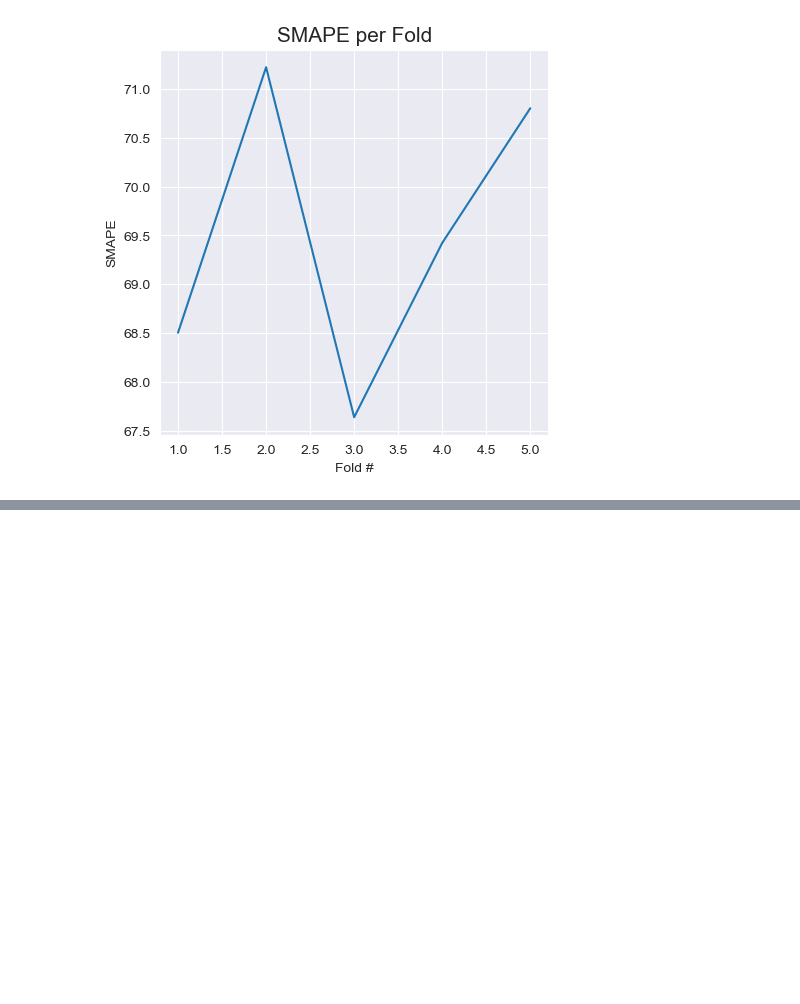
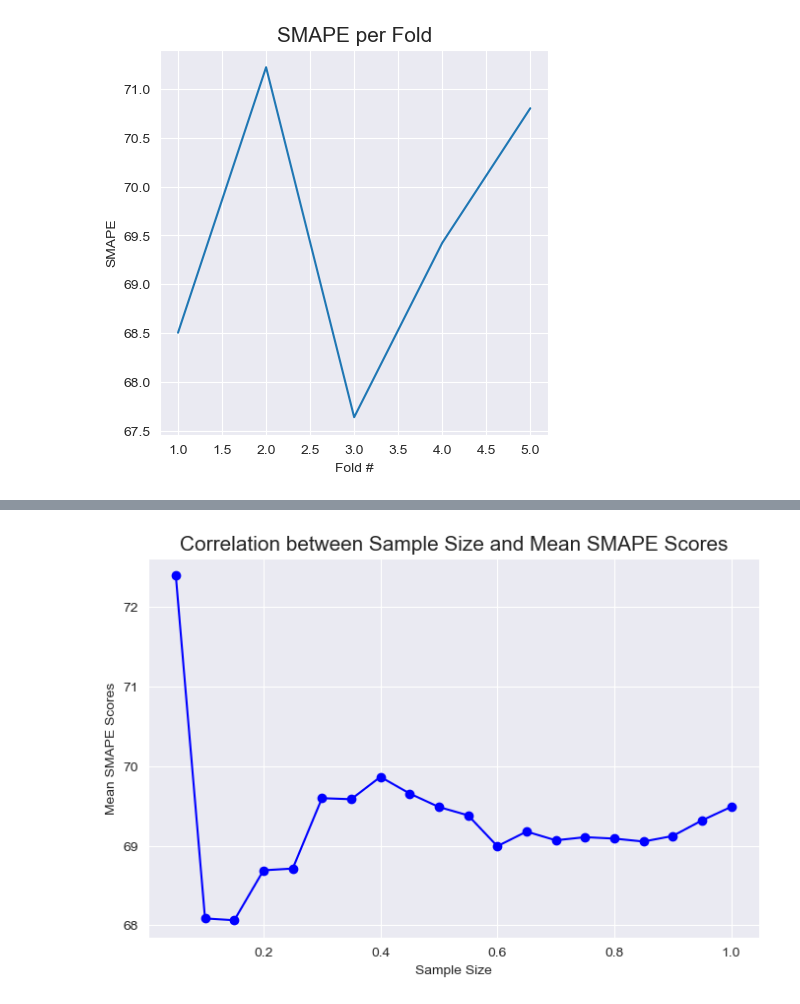
Before and after one commit to javlyj/data-viz, a Jupyter notebook: MarcusWorkingFile.ipynb, the cells around one changed output, grey strips where cells are left out. Drawn from its saved outputs; the diff is of its cells as text; code cells hidden in the pictures; blank space fills up the shorter version.

```diff
--- a/MarcusWorkingFile.ipynb
+++ b/MarcusWorkingFile.ipynb
@@ -457,0 +491,90 @@ ImportError: cannot import name 'UuidRepresentation' from 'bson.binary' (c:\Prog
+# %%
+from catboost import CatBoostRegressor
+from sklearn.model_selection import KFold
+import numpy as np
+
+# Define the function for SMAPE calculation
+def smape(y_true, y_pred):
+    denominator = (y_true + np.abs(y_pred)) / 200.0
+    diff = np.abs(y_true - y_pred) / denominator
+    diff[denominator == 0] = 0.0
+    return np.mean(diff)
+
+# Define the list of fractions representing different data sizes (adjust as needed)
+# data_sizes = [0.1, 0.2, 0.3, 0.4, 0.5, 0.6, 0.7, 0.8, 0.9, 1.0]
+data_sizes = np.arange(0.05, 1.05, 0.05).tolist()
+sample_sizes = []
+mean_smape_scores = []
+
+# Loop over the data sizes
+for size in data_sizes:
+    # Calculate the number of rows to keep based on the fraction
+    num_rows = int(len(train_copy) * size)
+
+    # Randomly select 'num_rows' rows from the original DataFrame
+    subset = train_copy.sample(n=num_rows, random_state=2023)
+
+    # Initialize KFold for cross-validation
+    n_folds = 5
+    skf = KFold(n_splits=n_folds, random_state=2023, shuffle=True)
+
+    # Initialize arrays to store out-of-fold predictions and SMAPE scores
+    train_oof_preds = np.zeros((subset.shape[0], 4))
+    smape_scores = []
+
+    # Loop over the folds for cross-validation
+    for fold, (train_index, test_index) in enumerate(skf.split(subset, subset[["updrs_1", "updrs_2", "updrs_3", "updrs_4"]])):
+        print("-------> Fold {} <--------".format(fold + 1))
+        x_train, x_valid = pd.DataFrame(subset.iloc[train_index]), pd.DataFrame(subset.iloc[test_index])
+        y_train, y_valid = subset[["updrs_1", "updrs_2", "updrs_3", "updrs_4"]].iloc[train_index], subset[["updrs_1", "updrs_2", "updrs_3", "updrs_4"]].iloc[test_index]
+
+        x_train_features = pd.DataFrame(x_train[features])
+        x_valid_features = pd.DataFrame(x_valid[features])
+
+        model = CatBoostRegressor(
+            eval_metric="MultiRMSE",
+            loss_function="MultiRMSE",
+            random_state=2023,
+            num_boost_round=5000,
+            od_type="Iter",
+            od_wait=200,
+            use_best_model=True,
+            verbose=0,
+        )
+        model.fit(
+            x_train_features[features],
+            y_train,
+            eval_set=[(x_valid_features[features], y_valid)],
+            verbose=0,
+            early_stopping_rounds=200,
+            use_best_model=True,
+        )
+        oof_preds = model.predict(x_valid_features[features])
+        oof_preds[:, 3] = 0
+        train_oof_preds[test_index] = np.rint(oof_preds)
+
+        reshaped_truth = y_valid.to_numpy().reshape(-1, 1)
+        new_preds = np.rint(oof_preds)
+        reshaped_preds = new_preds.reshape(-1, 1)
+
+        local_smape = smape(reshaped_truth.flatten(), reshaped_preds.flatten())
+        smape_scores.append(local_smape)
+        print(": SMAPE = {}".format(local_smape))
+
+    smape_mean = np.mean(smape_scores)
+    print("--> Overall results for out of fold predictions for data size: {}".format(size))
+    print(": Mean SMAPE = {}".format(smape_mean))
+
+    # append the values to a list for graphing purposes
+    sample_sizes.append(size)
+    mean_smape_scores.append(smape_mean)
+
+# Plot the results
+fig, ax = plt.subplots(nrows=1, ncols=1, figsize=(8, 5))
+ax.plot(sample_sizes, mean_smape_scores, marker='o', linestyle='-', color='b')
+ax.set_title("Correlation between Sample Size and Mean SMAPE Scores", fontsize=15)
+ax.set_ylabel("Mean SMAPE Scores")
+ax.set_xlabel("Sample Size")
+ax.grid(True)
+plt.show()
+# %% [output]
@@ -457,0 +598 @@ ImportError: cannot import name 'UuidRepresentation' from 'bson.binary' (c:\Prog
+[figure, added]
```
Also changed, not shown: parts of 4 cells of this notebook, 6 other files.
